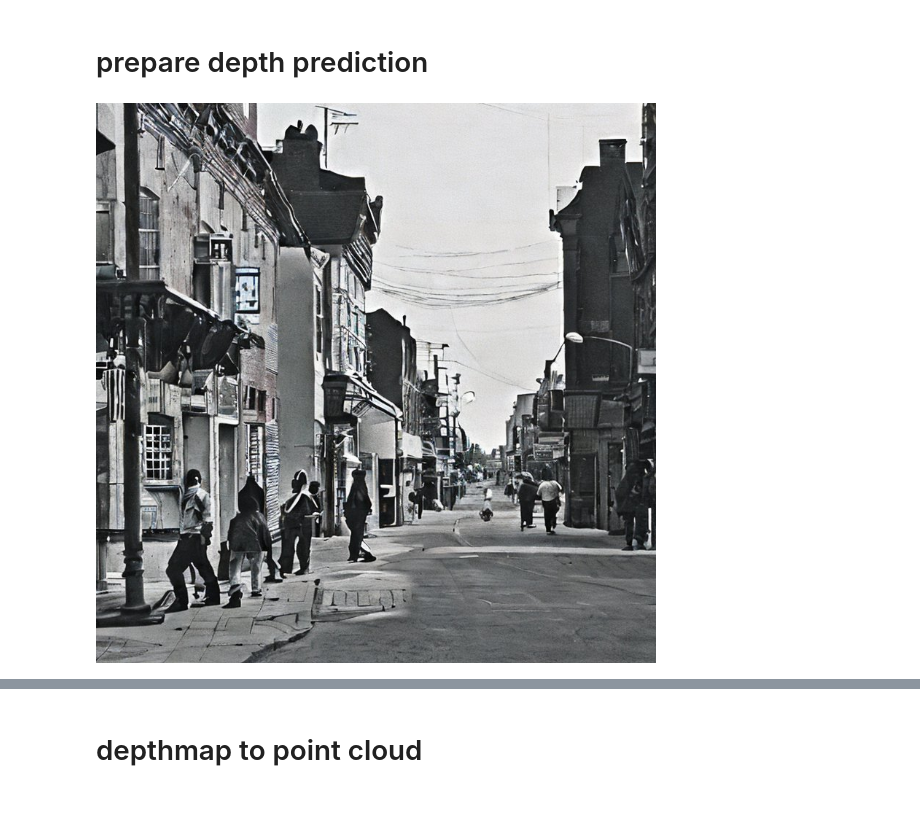
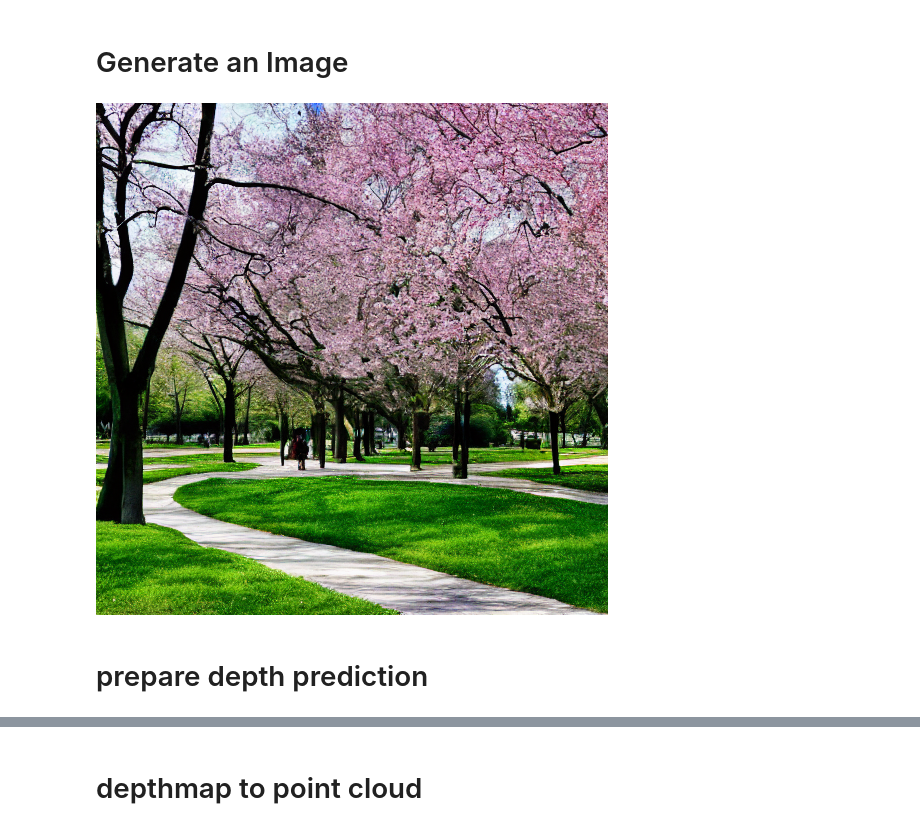
Before and after one commit to wukailu/latent-nerf, a Jupyter notebook: src/new_code.ipynb, the cells around one changed output, grey strips where cells are left out. Saved outputs shown, nothing was run; the diff lists cells and outputs as text; code cells hidden in the pictures; blank space fills up the shorter version.

```diff
--- a/src/new_code.ipynb
+++ b/src/new_code.ipynb
@@ -0,0 +1,2 @@
+# %% [markdown]
+# Generate an Image
@@ -1,17 +13,16 @@
+# %%
+from PIL import Image
+# exp = generate_with_prompt("a photo of a park in the spring")
+# exp.save("example.jpg")
+exp = Image.open("example.jpg")
+exp
+# %% [output]
+[figure, added]
 # %% [markdown]
 # prepare depth prediction
 # %%
 import sys
 sys.path.append("/home/wukailu/latent-nerf/src/ControlNet")
-
-ROOT_PATH = '/home/wukailu/latent-nerf/src/ControlNet/'
-IMG_PATH = '/home/wukailu/latent-nerf/src/DPT/input/street.jpg'
-
-from PIL import Image
-exp = Image.open(IMG_PATH)
-exp
-# %% [output]
-[figure, removed]
 # %%
 import torch
 from annotator.util import resize_image, HWC3
```
Also changed, not shown: parts of 11 cells of this notebook.
